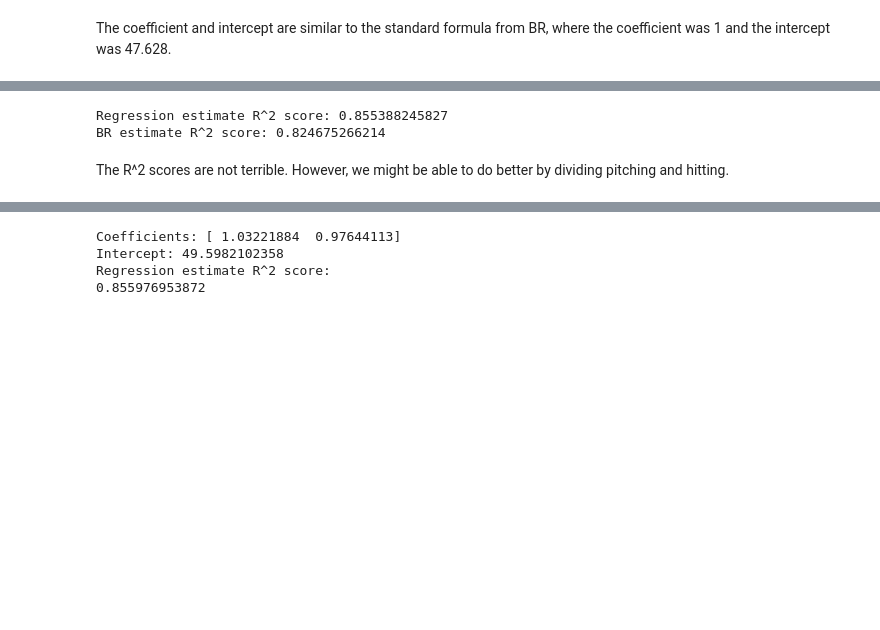
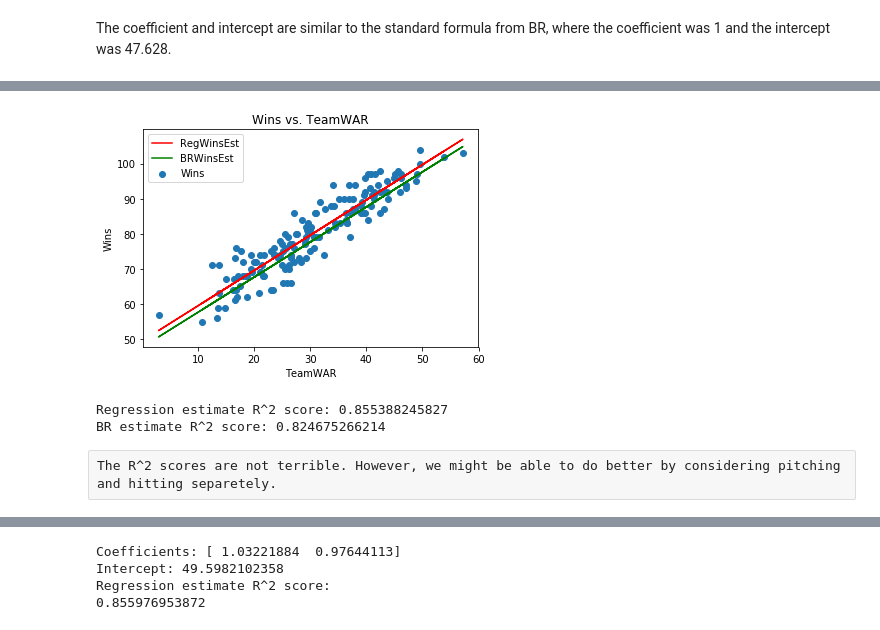
Before and after one commit to michaelbelfanti/team_war_analysis, a Jupyter notebook: cmm_presentation.ipynb, the cells around one changed output, grey strips where cells are left out. Cells and saved outputs as stored; diff of their text form; code cells hidden in the pictures; blank space fills up the shorter version.

Commit message:
Add plot to cmm_presentation.

```diff
--- a/cmm_presentation.ipynb
+++ b/cmm_presentation.ipynb
@@ -94,3 +94,19 @@ wins_df.sample(5)
+# %%
+# Scatterplot and regression lines
+
+team_war_values = nl_2008_2017['TeamWAR']
+wins_values = nl_2008_2017['Wins']
+
+plt.scatter(team_war_values, wins_values)
+plt.plot(X, lm.predict(X), label = "RegWinsEst", color = "red")
+plt.plot(team_war_values, br_wins_est, label = "BRWinsEst", color = "green")
+plt.title('Wins vs. TeamWAR')
+plt.xlabel('TeamWAR')
+plt.ylabel('Wins')
+plt.legend()
+plt.show()
+# %% [output]
+[figure, added]
 # %%
 # R^2 scores
 
@@ -99,8 +115,8 @@ print('BR estimate R^2 score: ' + str(r2_score(wins, br_wins_est)))
 # %% [output]
 Regression estimate R^2 score: 0.855388245827
 BR estimate R^2 score: 0.824675266214
-# %% [markdown]
-The R^2 scores are not terrible. However, we might be able to do better by dividing pitching and hitting.
+# %% [raw]
+The R^2 scores are not terrible. However, we might be able to do better by considering pitching and hitting separetely.
 # %%
 # Separate pitching and hitting.
 
```
Also changed, not shown: parts of 4 cells of this notebook.
